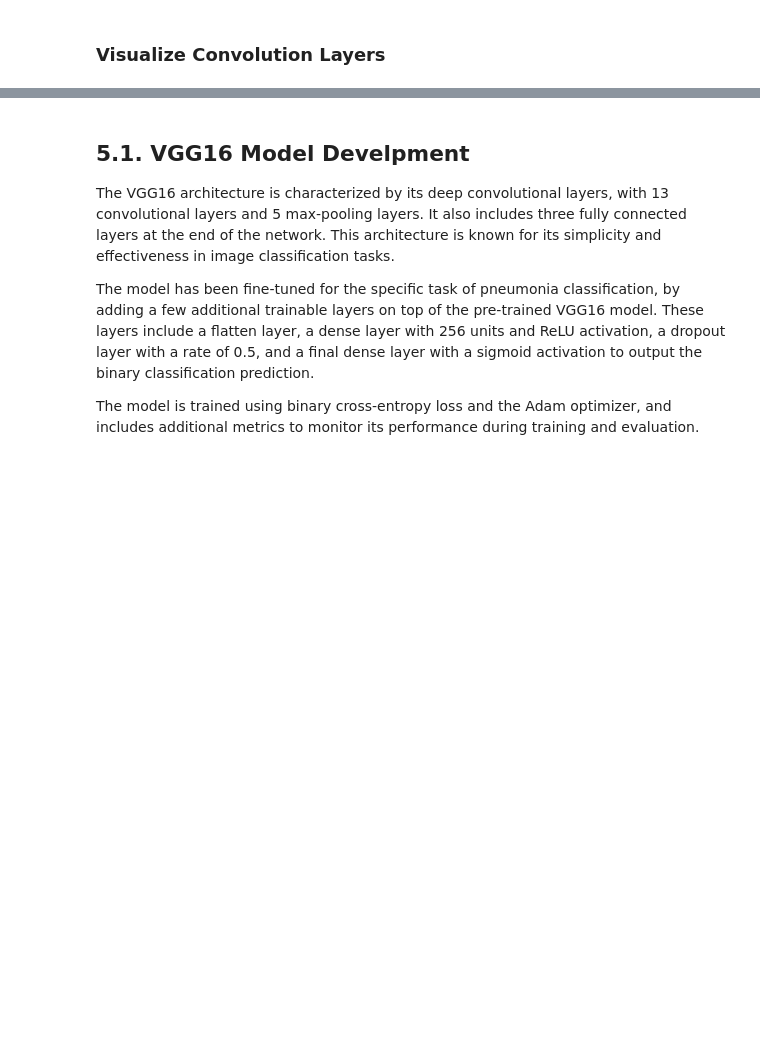
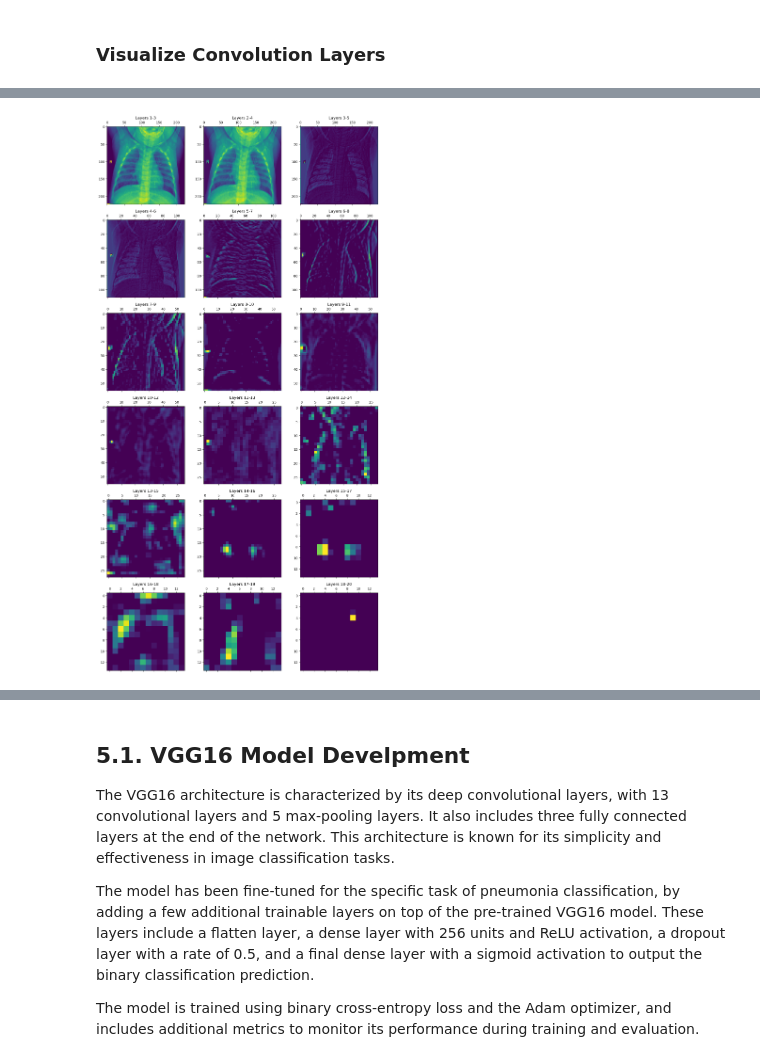
Before and after one commit to BrianKip035/-Image-Classification-with-Deep-Learning, a Jupyter notebook: notebook.ipynb, the cells around one changed output, grey strips where cells are left out. Cells and saved outputs as stored; diff of their text form; code cells hidden in the pictures; blank space fills up the shorter version.

```diff
--- a/notebook.ipynb
+++ b/notebook.ipynb
@@ -270,3 +277,38 @@ The model used is VGG16. It is a strong model for pneumonia classification due t
 The VGG16 model is a good choice for pneumonia classification because it has already been pre-trained on a large and diverse dataset of natural images, which helps it learn useful features for image classification tasks. The addition of the extra layers fine-tunes the model for the specific task of pneumonia classification, while still leveraging the pre-trained feature.
 # %% [markdown]
 ### Visualize Convolution Layers
+# %%
+# Load the pre-trained VGG16 model
+base_model = VGG16(weights='imagenet', include_top=False, input_shape=(img_height, img_width, 3))
+
+# Create a new model that outputs the output of each layer
+layer_outputs = [layer.output for layer in base_model.layers[:18]]  # only use the first 18 layers
+activation_model = tf.keras.models.Model(inputs=base_model.input, outputs=layer_outputs)
+
+def visualize_activations(img_path):
+    # Get an example image
+    img = image.load_img(img_path, target_size=(img_height, img_width))
+
+    # Preprocess the image
+    x = image.img_to_array(img)
+    x = np.expand_dims(x, axis=0)
+    x = preprocess_input(x)
+
+    # Get the activations for each layer
+    activations = activation_model.predict(x)
+
+    # Visualize the activations for each layer
+    fig, axs = plt.subplots(nrows=6, ncols=3, figsize=(15,30))
+    for i, activation in enumerate(activations):
+        row = i // 3
+        col = i % 3
+        axs[row, col].matshow(activation[0, :, :, 1], cmap='viridis')  # visualize the 2nd channel
+        axs[row, col].set_title(f'Layers {i+1}-{i+3}')
+
+    # Show subplots
+    plt.show()
+
+# Example usage
+norm_img_path = '/home/munyao/Desktop/deku/chest_data/train/NORMAL/NORMAL-137300-0001.jpeg'
+visualize_activations(norm_img_path)
+# %% [output]
@@ -273 +316,2 @@ The VGG16 model is a good choice for pneumonia classification because it has alr
+[figure, added]
 # %%
```
Also changed, not shown: parts of 41 cells of this notebook.
